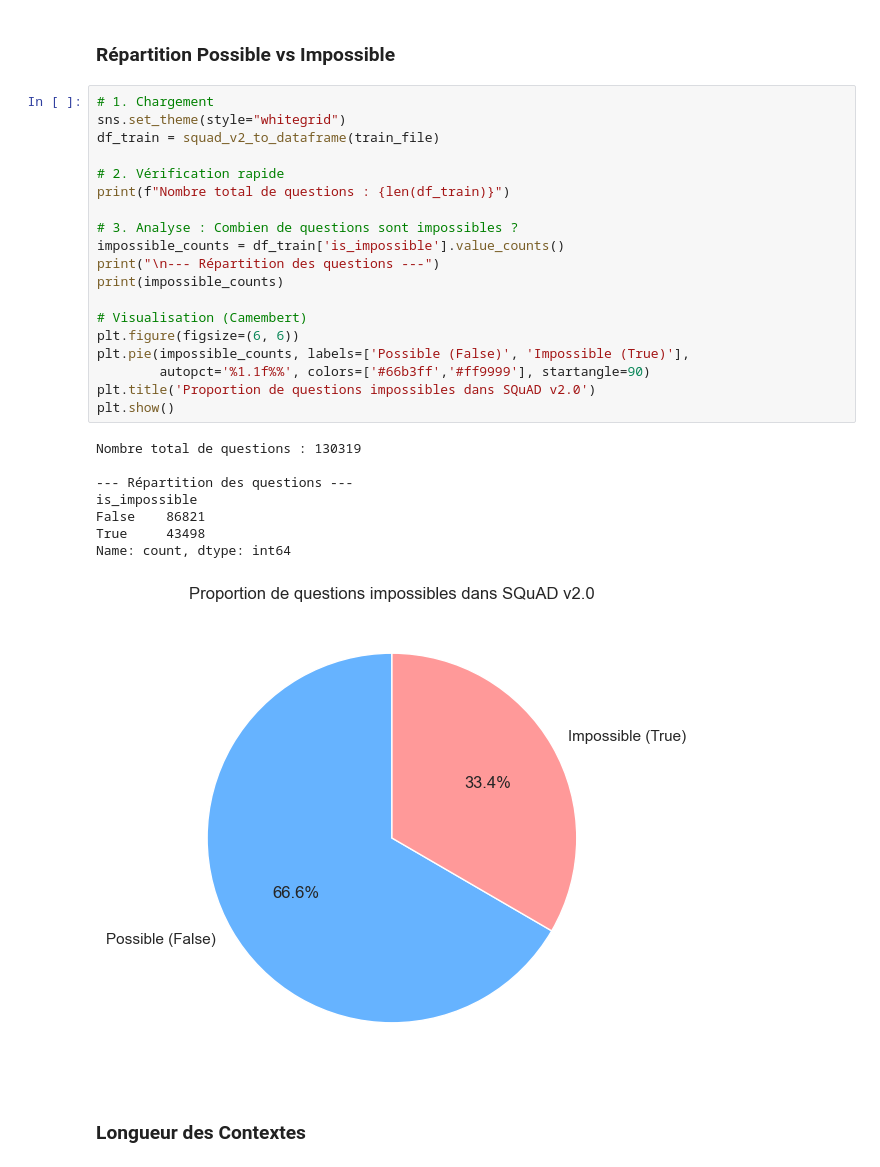
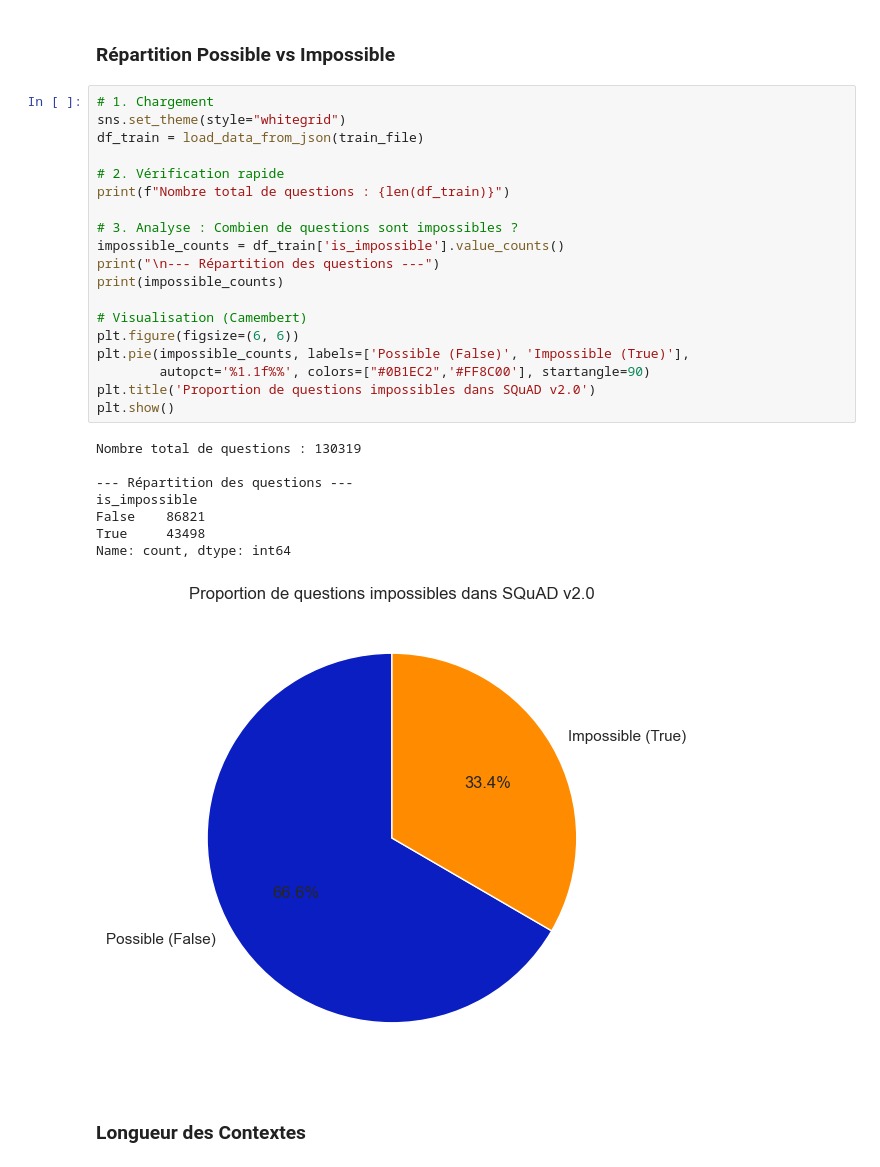
Before and after one commit to Ciscom224/Projet_SQuAD_M2, a Jupyter notebook: notebooks/t5_model.ipynb, the cells around one changed output. Cells and saved outputs as stored; diff of their text form.

```diff
--- a/notebooks/t5_model.ipynb
+++ b/notebooks/t5_model.ipynb
@@ -60,31 +60,31 @@ def load_data_from_json(file_path):
 # %%
 # 1. Chargement
 sns.set_theme(style="whitegrid")
-df_train = squad_v2_to_dataframe(train_file)
+df_train = load_data_from_json(train_file)
 
 # 2. Vérification rapide
 print(f"Nombre total de questions : {len(df_train)}")
 
 # 3. Analyse : Combien de questions sont impossibles ?
 impossible_counts = df_train['is_impossible'].value_counts()
 print("\n--- Répartition des questions ---")
 print(impossible_counts)
 
 # Visualisation (Camembert)
 plt.figure(figsize=(6, 6))
 plt.pie(impossible_counts, labels=['Possible (False)', 'Impossible (True)'],
-        autopct='%1.1f%%', colors=['#66b3ff','#ff9999'], startangle=90)
+        autopct='%1.1f%%', colors=["#0B1EC2",'#FF8C00'], startangle=90)
 plt.title('Proportion de questions impossibles dans SQuAD v2.0')
 plt.show()
 # %% [output]
 Nombre total de questions : 130319
 
 --- Répartition des questions ---
 is_impossible
 False    86821
 True     43498
 Name: count, dtype: int64
-[figure, old version]
+[figure, new version]
 # %% [markdown]
 ### Longueur des Contextes
 # %%
```
Also changed, not shown: parts of 3 cells of this notebook, 6 other files.
